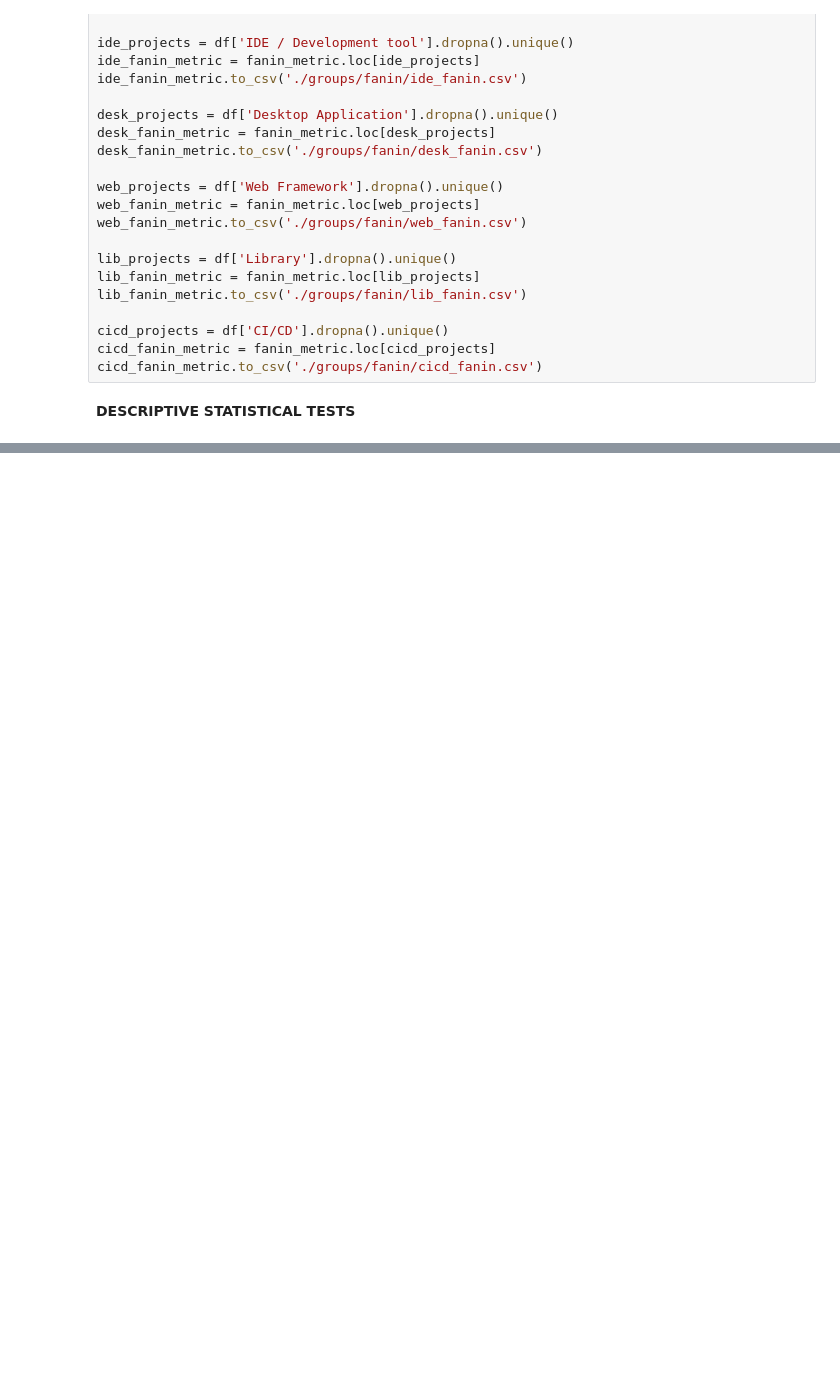
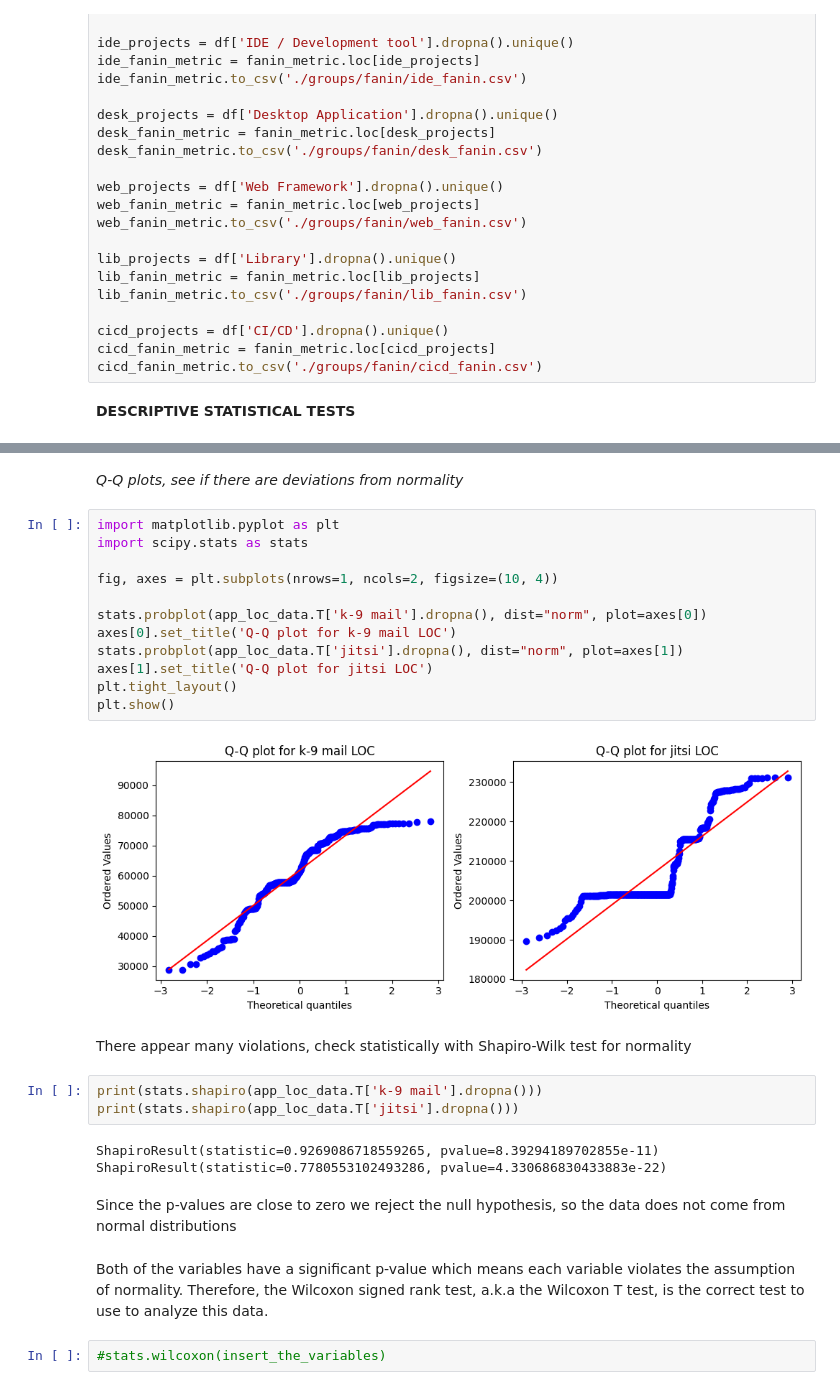
Before and after one commit to alenkaja00/time-series-study, a Jupyter notebook: second_rq.ipynb, the cells around one changed output, grey strips where cells are left out. Cells and saved outputs as stored; diff of their text form; blank space fills up the shorter version.

Commit message:
started tests for rq2

```diff
--- a/second_rq.ipynb
+++ b/second_rq.ipynb
@@ -128,0 +219,30 @@ cicd_fanin_metric.to_csv('./groups/fanin/cicd_fanin.csv')
+# %% [markdown]
+*Q-Q plots, see if there are deviations from normality*
+# %%
+import matplotlib.pyplot as plt
+import scipy.stats as stats
+
+fig, axes = plt.subplots(nrows=1, ncols=2, figsize=(10, 4))
+
+stats.probplot(app_loc_data.T['k-9 mail'].dropna(), dist="norm", plot=axes[0])
+axes[0].set_title('Q-Q plot for k-9 mail LOC')
+stats.probplot(app_loc_data.T['jitsi'].dropna(), dist="norm", plot=axes[1])
+axes[1].set_title('Q-Q plot for jitsi LOC')
+plt.tight_layout()
+plt.show()
+# %% [output]
+[figure, added]
+# %% [markdown]
+There appear many violations, check statistically with Shapiro-Wilk test for normality
+# %%
+print(stats.shapiro(app_loc_data.T['k-9 mail'].dropna()))
+print(stats.shapiro(app_loc_data.T['jitsi'].dropna()))
+# %% [output]
+ShapiroResult(statistic=0.9269086718559265, pvalue=8.39294189702855e-11)
+ShapiroResult(statistic=0.7780553102493286, pvalue=4.330686830433883e-22)
+# %% [markdown]
+Since the p-values are close to zero we reject the null hypothesis, so the data does not come from normal distributions
+# %% [markdown]
+Both of the variables have a significant p-value which means each variable violates the assumption of normality. Therefore, the Wilcoxon signed rank test, a.k.a the Wilcoxon T test, is the correct test to use to analyze this data.
+# %%
+#stats.wilcoxon(insert_the_variables)
```
Also changed, not shown: parts of 9 cells of this notebook.
